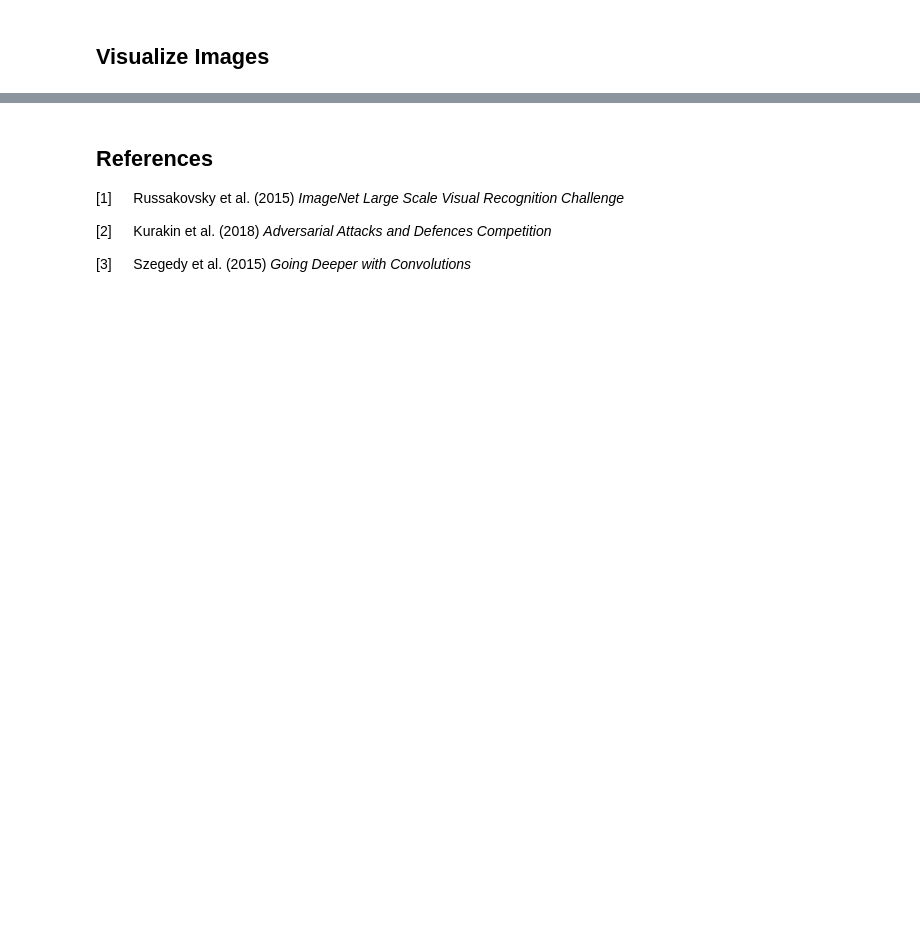
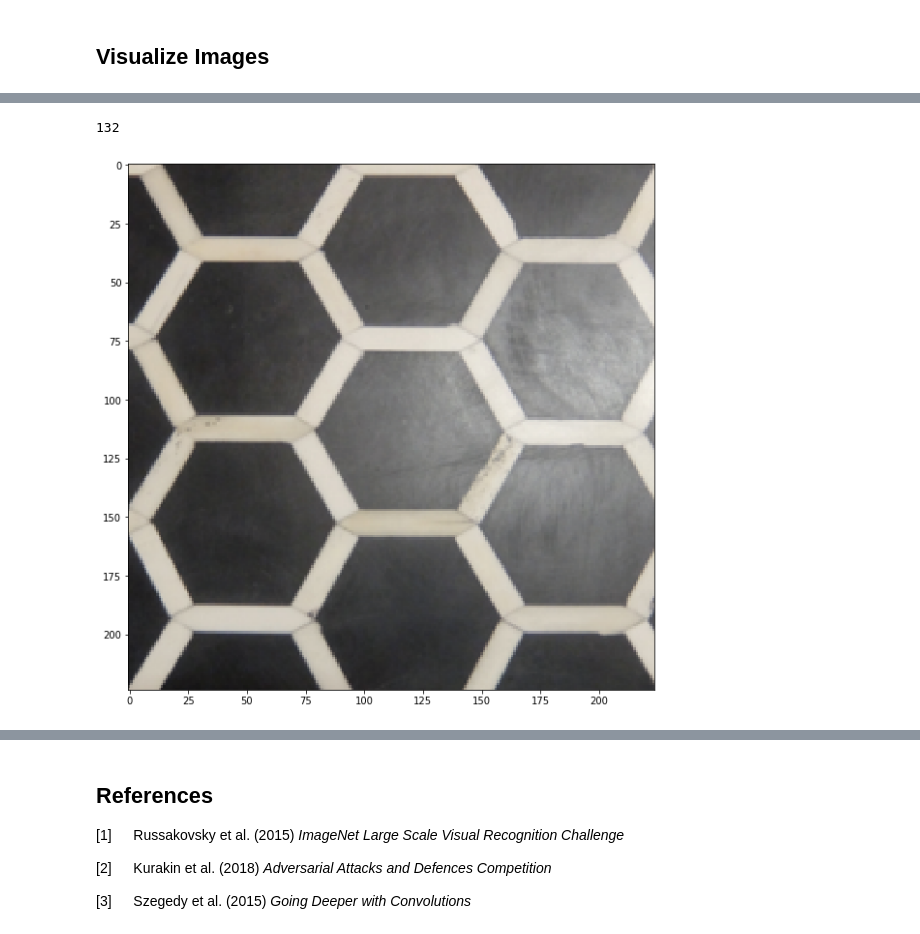
Before and after one commit to daved01/Adversarial_Examples_GANs, a Jupyter notebook: 00_Helper-Functions.ipynb, the cells around one changed output, grey strips where cells are left out. Cells and saved outputs as stored; diff of their text form; code cells hidden in the pictures; blank space fills up the shorter version.

```diff
--- a/00_Helper-Functions.ipynb
+++ b/00_Helper-Functions.ipynb
@@ -223,0 +453,5 @@ def plot_examples(image_clean, image_adv, conf_clean, conf_adv, label_clean, lab
+# %%
+get_image_by_class_index(599)
+# %% [output]
+132
+[figure, added]
```
Also changed, not shown: parts of 30 cells of this notebook, 27 other files.
